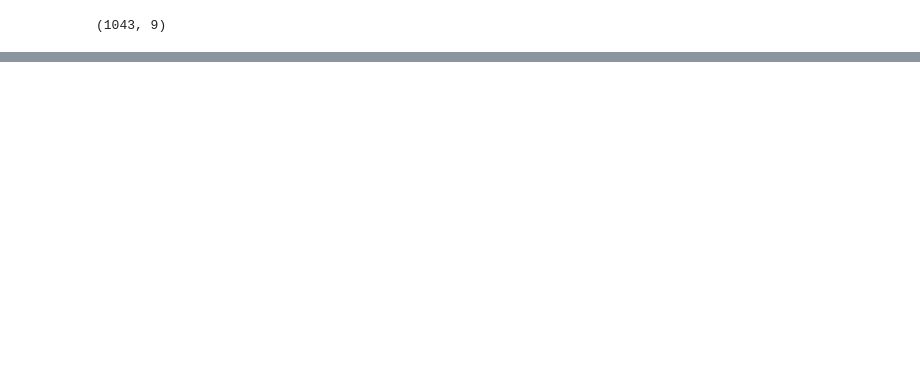
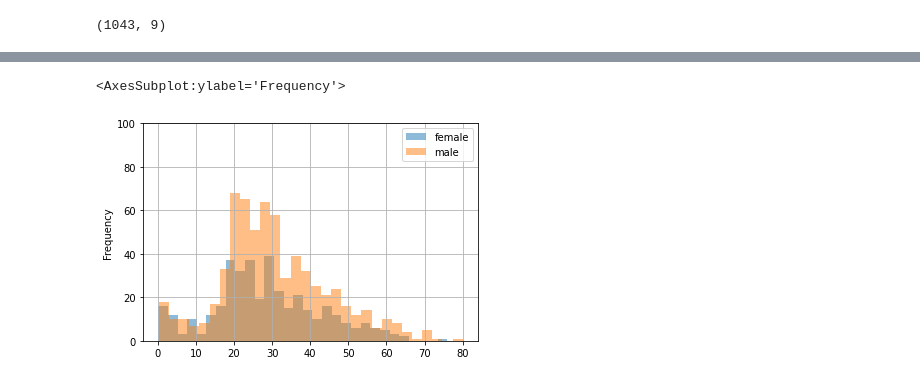
Before and after one commit to vinneyto/junk, a Jupyter notebook: src/assets/titanic_data/notebook.ipynb, the cells around one changed output, grey strips where cells are left out. Saved outputs shown, nothing was run; the diff lists cells and outputs as text; code cells hidden in the pictures; blank space fills up the shorter version.

```diff
--- a/src/assets/titanic_data/notebook.ipynb
+++ b/src/assets/titanic_data/notebook.ipynb
@@ -198,0 +230,6 @@ new_test.iloc[:, 1].to_json('new_test_y.json', orient='split', index=False)
+# %%
+only_full.loc[only_full['Sex'] == 0]['Age'].plot.hist(bins=30, ylim=(0, 100), grid=True, legend=True, label='female', alpha=0.5)
+only_full.loc[only_full['Sex'] == 1]['Age'].plot.hist(bins=30, ylim=(0, 100), grid=True, legend=True, label='male', alpha=0.5)
+# %% [output]
+<AxesSubplot:ylabel='Frequency'>
+[figure, added]
```
Also changed, not shown: parts of 7 cells of this notebook, 5 other files.
